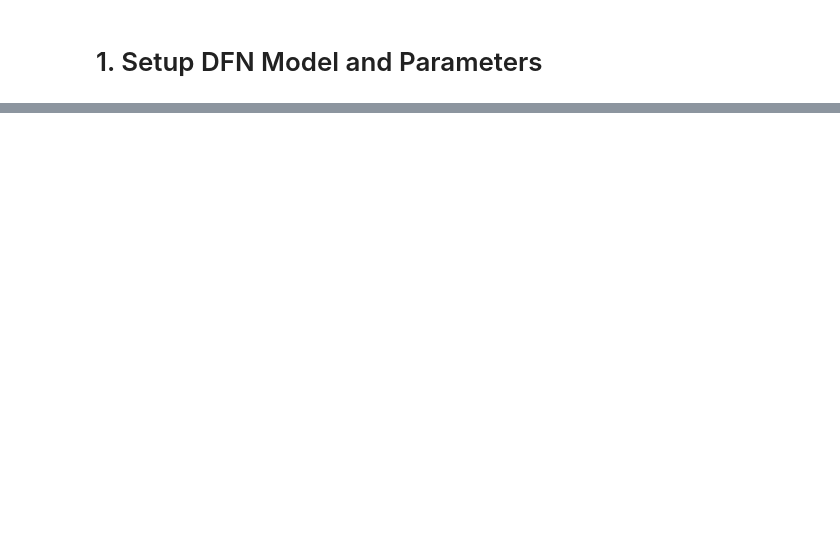
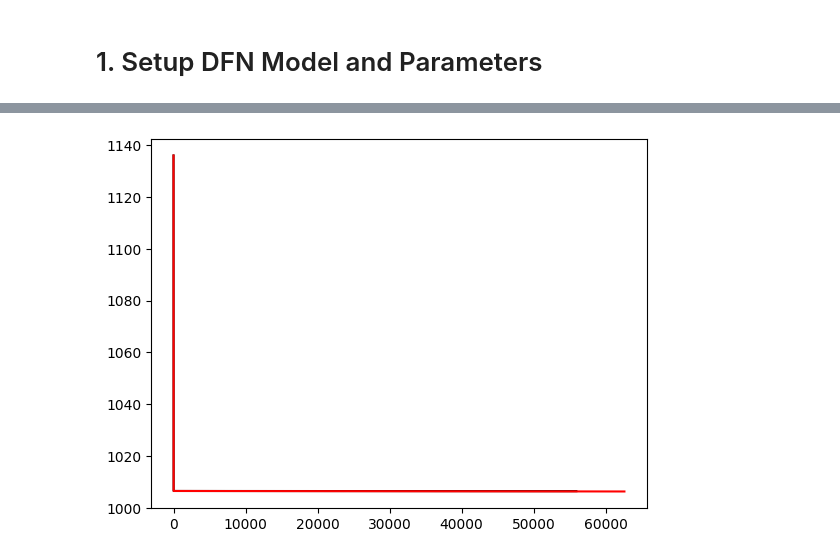
Before and after one commit to K0DX-DV1NUX/Surrogate_modelling_2, a Jupyter notebook: Dataset_generation.ipynb, the cells around one changed output, grey strips where cells are left out. Cells and saved outputs as stored; diff of their text form; code cells hidden in the pictures; blank space fills up the shorter version.

```diff
--- a/Dataset_generation.ipynb
+++ b/Dataset_generation.ipynb
@@ -416,0 +123,11 @@ plt.show()
+# %%
+aging1 = pybamm.Experiment([
+            (
+                "Charge at 0.5C until 4.0V",
+                "Hold at 4.0V until C/10",
+                "Discharge at 0.5C until 2.8V"
+            ) * 100,
+            #termination="80% capacity"
+        ])
+
+asol1 = run_formation(aging1, parameter_values, sol2.last_state)
@@ -416,0 +136,19 @@ plt.show()
+# %%
+aging2 = pybamm.Experiment([
+            (
+                "Charge at 1C until 4.0V",
+                "Hold at 4.0V until C/10",
+                "Discharge at 1C until 2.8V"
+            ) * 100,
+            #termination="80% capacity"
+        ])
+
+asol2 = run_formation(aging2, parameter_values, sol2.last_state)
+# %%
+val = "X-averaged electrolyte concentration [mol.m-3]"
+plt.figure()
+plt.plot(asol1[val].entries, c="black")
+plt.plot(asol2[val].entries, c="red")
+plt.show()
+# %% [output]
+[figure, added]
```
Also changed, not shown: parts of 30 cells of this notebook, 2 other files.
